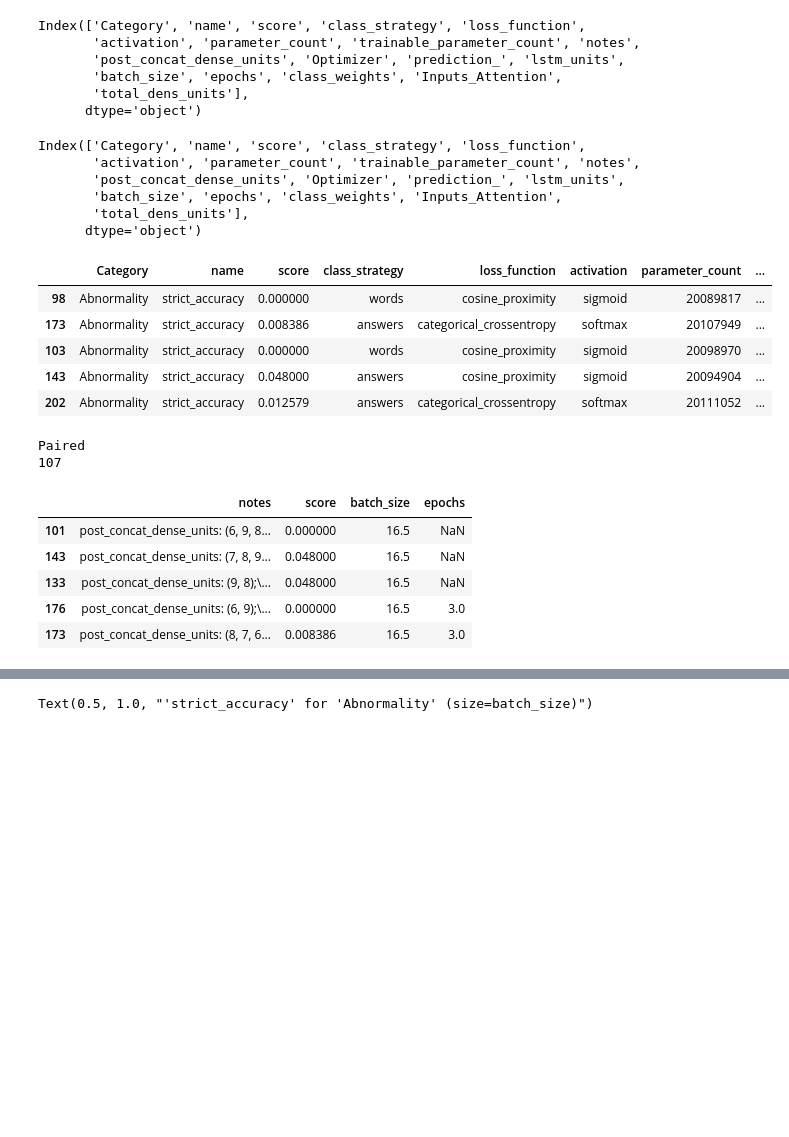
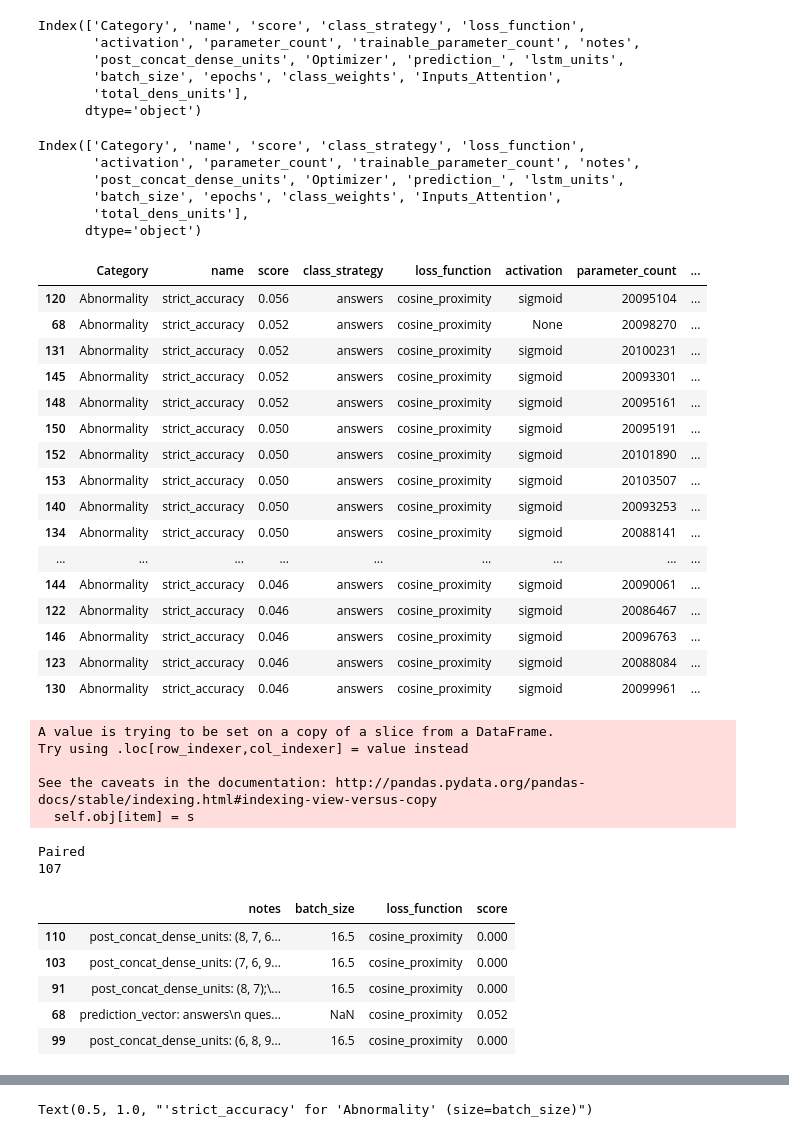
Before and after one commit to turner11/VQA-MED, a Jupyter notebook: VQA-MED/VQA.Python/plot_models_stats.ipynb, the cells around one changed output, grey strips where cells are left out. Saved outputs shown, nothing was run; the diff lists cells and outputs as text; code cells hidden in the pictures; blank space fills up the shorter version.

```diff
--- a/VQA-MED/VQA.Python/plot_models_stats.ipynb
+++ b/VQA-MED/VQA.Python/plot_models_stats.ipynb
@@ -173,23 +200,36 @@ Index(['Category', 'name', 'score', 'class_strategy', 'loss_function',
 # %%
 category = 'Abnormality'
 evaluation = 'strict_accuracy'# 'bleu'
-cdf = df[(df.name==evaluation) & ((df.Category==category) | (category is None))]
+evaluation_idxs = (df.name==evaluation) | (evaluation is None)
+category_idx = ((df.Category==category) | (category is None))
+cdf = df[evaluation_idxs & category_idx]
 
 print(cdf.columns)
-cdf.sample(5)
+cdf.sort_values(by='score', ascending=False).head(25)
 # %% [output]
 Index(['Category', 'name', 'score', 'class_strategy', 'loss_function',
        'activation', 'parameter_count', 'trainable_parameter_count', 'notes',
        'post_concat_dense_units', 'Optimizer', 'prediction_', 'lstm_units',
        'batch_size', 'epochs', 'class_weights', 'Inputs_Attention',
        'total_dens_units'],
       dtype='object')
 |  | Category | name | score | class_strategy | loss_function | activation | parameter_count | ... |
-| 98 | Abnormality | strict_accuracy | 0.000000 | words | cosine_proximity | sigmoid | 20089817 | ... |
-| 173 | Abnormality | strict_accuracy | 0.008386 | answers | categorical_crossentropy | softmax | 20107949 | ... |
-| 103 | Abnormality | strict_accuracy | 0.000000 | words | cosine_proximity | sigmoid | 20098970 | ... |
-| 143 | Abnormality | strict_accuracy | 0.048000 | answers | cosine_proximity | sigmoid | 20094904 | ... |
-| 202 | Abnormality | strict_accuracy | 0.012579 | answers | categorical_crossentropy | softmax | 20111052 | ... |
+| 120 | Abnormality | strict_accuracy | 0.056 | answers | cosine_proximity | sigmoid | 20095104 | ... |
+| 68 | Abnormality | strict_accuracy | 0.052 | answers | cosine_proximity | None | 20098270 | ... |
+| 131 | Abnormality | strict_accuracy | 0.052 | answers | cosine_proximity | sigmoid | 20100231 | ... |
+| 145 | Abnormality | strict_accuracy | 0.052 | answers | cosine_proximity | sigmoid | 20093301 | ... |
+| 148 | Abnormality | strict_accuracy | 0.052 | answers | cosine_proximity | sigmoid | 20095161 | ... |
+| 150 | Abnormality | strict_accuracy | 0.050 | answers | cosine_proximity | sigmoid | 20095191 | ... |
+| 152 | Abnormality | strict_accuracy | 0.050 | answers | cosine_proximity | sigmoid | 20101890 | ... |
+| 153 | Abnormality | strict_accuracy | 0.050 | answers | cosine_proximity | sigmoid | 20103507 | ... |
+| 140 | Abnormality | strict_accuracy | 0.050 | answers | cosine_proximity | sigmoid | 20093253 | ... |
+| 134 | Abnormality | strict_accuracy | 0.050 | answers | cosine_proximity | sigmoid | 20088141 | ... |
+| ... | ... | ... | ... | ... | ... | ... | ... | ... |
+| 144 | Abnormality | strict_accuracy | 0.046 | answers | cosine_proximity | sigmoid | 20090061 | ... |
+| 122 | Abnormality | strict_accuracy | 0.046 | answers | cosine_proximity | sigmoid | 20086467 | ... |
+| 146 | Abnormality | strict_accuracy | 0.046 | answers | cosine_proximity | sigmoid | 20096763 | ... |
+| 123 | Abnormality | strict_accuracy | 0.046 | answers | cosine_proximity | sigmoid | 20088084 | ... |
+| 130 | Abnormality | strict_accuracy | 0.046 | answers | cosine_proximity | sigmoid | 20099961 | ... |
 # %%
 
 x_name = 'parameter_count'
@@ -205,6 +245,10 @@ y_name = 'score'
 
 x_name = 'epochs'
 y_name = 'score'
+
+x_name = 'loss_function'
+y_name = 'score'
+
 
 
 sizes_name = 'trainable_parameter_count'
@@ -227,14 +271,19 @@ print(cmap)
 print(len(cdf))
 df_plot.sample(5)
 # %% [output]
-Paired
-107
+A value is trying to be set on a copy of a slice from a DataFrame.
+Try using .loc[row_indexer,col_indexer] = value instead
+
+See the caveats in the documentation: http://pandas.pydata.org/pandas-docs/stable/indexing.html#indexing-view-versus-copy
+  self.obj[item] = s
+Paired
+107
-|  | notes | score | batch_size | epochs |
-| 101 | post_concat_dense_units: (6, 9, 8... | 0.000000 | 16.5 | NaN |
-| 143 | post_concat_dense_units: (7, 8, 9... | 0.048000 | 16.5 | NaN |
-| 133 | post_concat_dense_units: (9, 8);\... | 0.048000 | 16.5 | NaN |
-| 176 | post_concat_dense_units: (6, 9);\... | 0.000000 | 16.5 | 3.0 |
-| 173 | post_concat_dense_units: (8, 7, 6... | 0.008386 | 16.5 | 3.0 |
+|  | notes | batch_size | loss_function | score |
+| 110 | post_concat_dense_units: (8, 7, 6... | 16.5 | cosine_proximity | 0.000 |
+| 103 | post_concat_dense_units: (7, 6, 9... | 16.5 | cosine_proximity | 0.000 |
+| 91 | post_concat_dense_units: (8, 7);\... | 16.5 | cosine_proximity | 0.000 |
+| 68 | prediction_vector: answers\n ques... | NaN | cosine_proximity | 0.052 |
+| 99 | post_concat_dense_units: (6, 8, 9... | 16.5 | cosine_proximity | 0.000 |
 # %%
 is_categorial = df_plot.dtypes[x_name] in (object, bool)
 is_categorial
```
Also changed, not shown: parts of 8 cells of this notebook, 7 other files.
